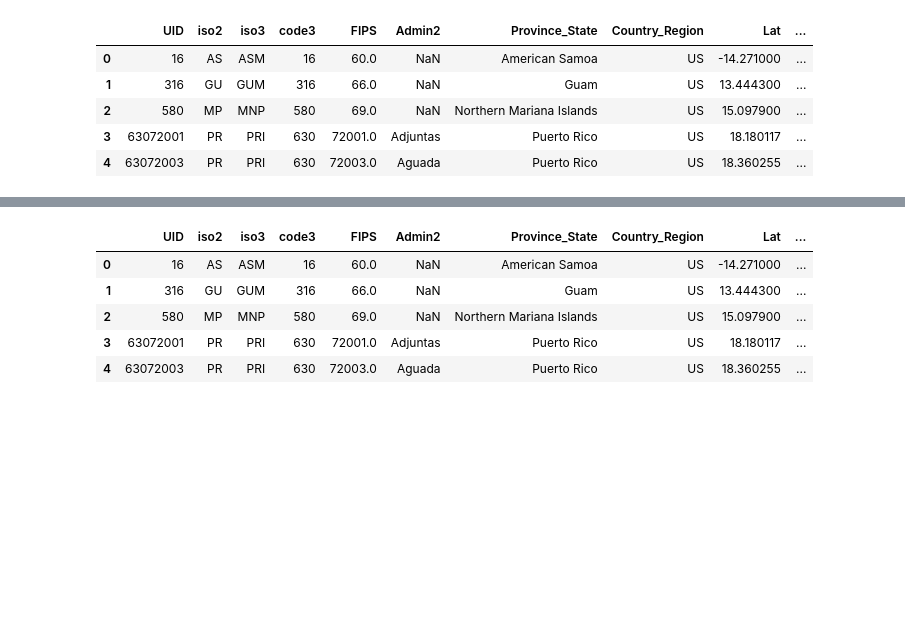
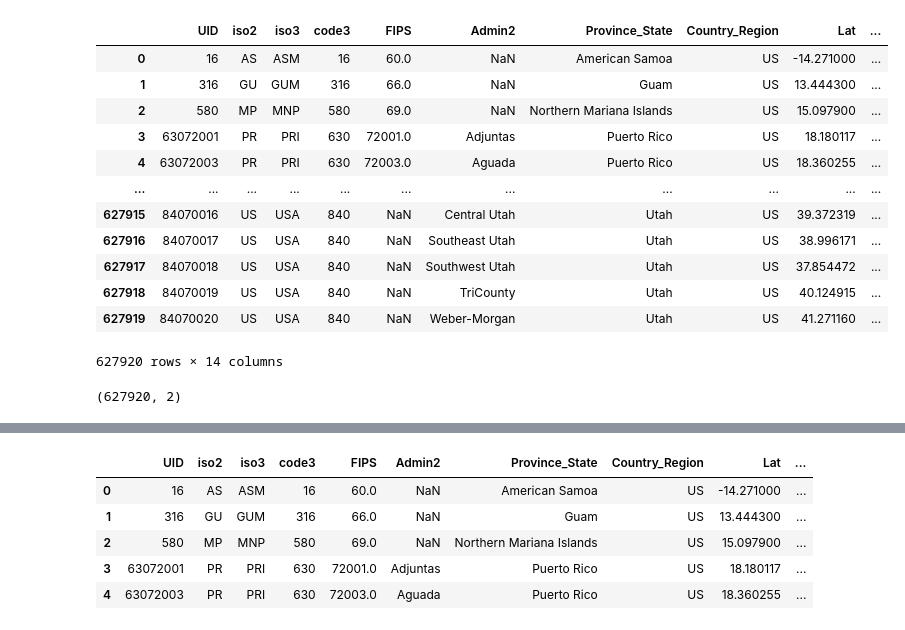
Before and after one commit to Mayuresh-12/Pred_Covid_Hotspot, a Jupyter notebook: Project.ipynb, the cells around one changed output, grey strips where cells are left out. Saved outputs shown, nothing was run; the diff lists cells and outputs as text; code cells hidden in the pictures; blank space fills up the shorter version.

```diff
--- a/Project.ipynb
+++ b/Project.ipynb
@@ -13,11 +14,18 @@ import seaborn as sns
 
 original_df = pd.read_csv("/Users/mayureshnene/Desktop/Fall_2021/ISTE-780/Project/archive/usa_county_wise.csv")
 # %%
-original_df.head()
+original_df
 # %% [output]
 |  | UID | iso2 | iso3 | code3 | FIPS | Admin2 | Province_State | Country_Region | Lat | ... |
 | 0 | 16 | AS | ASM | 16 | 60.0 | NaN | American Samoa | US | -14.271000 | ... |
 | 1 | 316 | GU | GUM | 316 | 66.0 | NaN | Guam | US | 13.444300 | ... |
 | 2 | 580 | MP | MNP | 580 | 69.0 | NaN | Northern Mariana Islands | US | 15.097900 | ... |
 | 3 | 63072001 | PR | PRI | 630 | 72001.0 | Adjuntas | Puerto Rico | US | 18.180117 | ... |
 | 4 | 63072003 | PR | PRI | 630 | 72003.0 | Aguada | Puerto Rico | US | 18.360255 | ... |
+| ... | ... | ... | ... | ... | ... | ... | ... | ... | ... | ... |
+| 627915 | 84070016 | US | USA | 840 | NaN | Central Utah | Utah | US | 39.372319 | ... |
+| 627916 | 84070017 | US | USA | 840 | NaN | Southeast Utah | Utah | US | 38.996171 | ... |
+| 627917 | 84070018 | US | USA | 840 | NaN | Southwest Utah | Utah | US | 37.854472 | ... |
+| 627918 | 84070019 | US | USA | 840 | NaN | TriCounty | Utah | US | 40.124915 | ... |
+| 627919 | 84070020 | US | USA | 840 | NaN | Weber-Morgan | Utah | US | 41.271160 | ... |
+627920 rows × 14 columns
@@ -23,0 +38,4 @@ original_df.head()
+# %%
+principalComponents
+# %% [output]
+(627920, 2)
```
Also changed, not shown: parts of 14 cells of this notebook.
